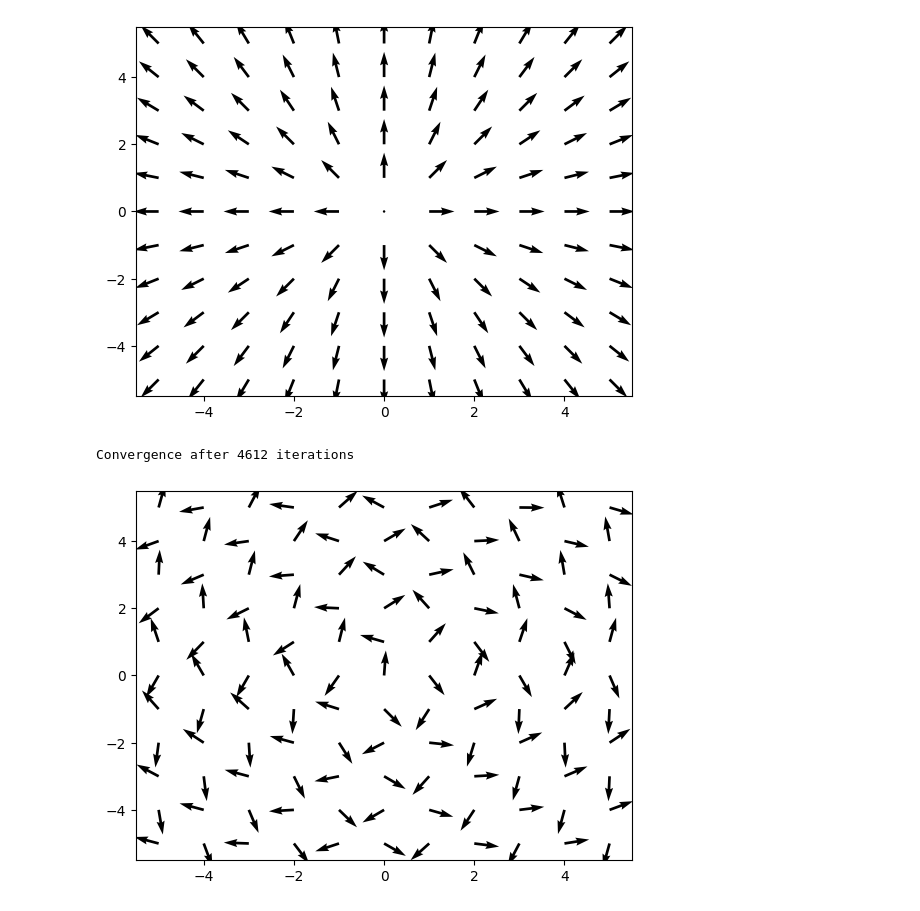
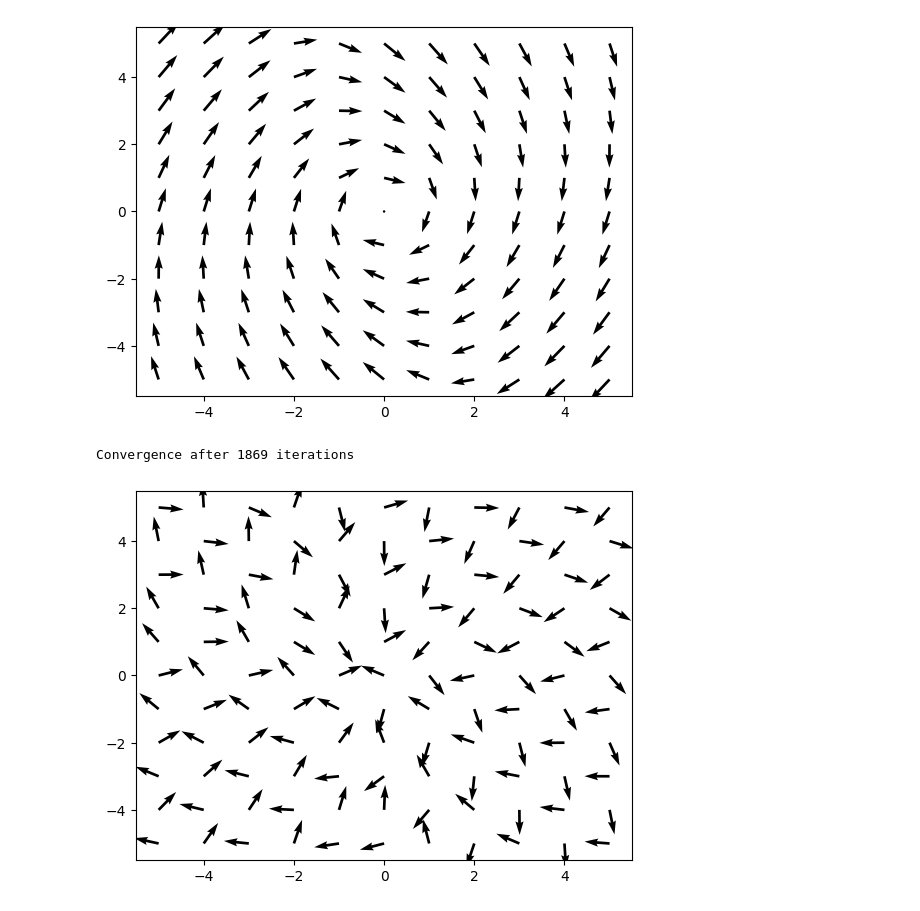
Before and after one commit to TimBerti/magnetic-dipole-lattice, a Jupyter notebook: notebooks/xy_model.ipynb, the cells around one changed output. Cells and saved outputs as stored; diff of their text form; code cells hidden in the pictures.

Commit message:
random B field

```diff
--- a/notebooks/xy_model.ipynb
+++ b/notebooks/xy_model.ipynb
@@ -16,12 +16,21 @@ plt.quiver(x_grid, y_grid, x, y);
 # %%
-B_x = x_grid / np.sqrt(x_grid**2 + y_grid**2 + 1e-5)
-B_y = y_grid / np.sqrt(x_grid**2 + y_grid**2 + 1e-5)
+def B(x_grid, y_grid, a, b, c, d):
+    B_x = a * x_grid + b * y_grid
+    B_y = c * x_grid + d * y_grid
+
+    B_x = B_x / np.sqrt(B_x**2 + B_y**2 + 1e-10)
+    B_y = B_y / np.sqrt(B_x**2 + B_y**2 + 1e-10)
+    return B_x, B_y
+
+a, b, c, d = np.random.rand(4) * 2 - 1
+
+B_x, B_y = B(x_grid, y_grid, a, b, c, d)
 B_angle = np.arctan2(B_y, B_x)
 B_mag = np.sqrt(B_x**2 + B_y**2)
 
 plt.quiver(x_grid, y_grid, B_x, B_y);
 # %% [output]
-[figure, old version]
+[figure, new version]
 # %%
 alpha = -1
 beta = 1
@@ -69,5 +78,5 @@ else:
 
 plt.quiver(x_grid, y_grid, x, y);
 # %% [output]
-Convergence after 4612 iterations
+Convergence after 1869 iterations
-[figure, old version]
+[figure, new version]
```
Also changed, not shown: parts of 1 cell of this notebook.
